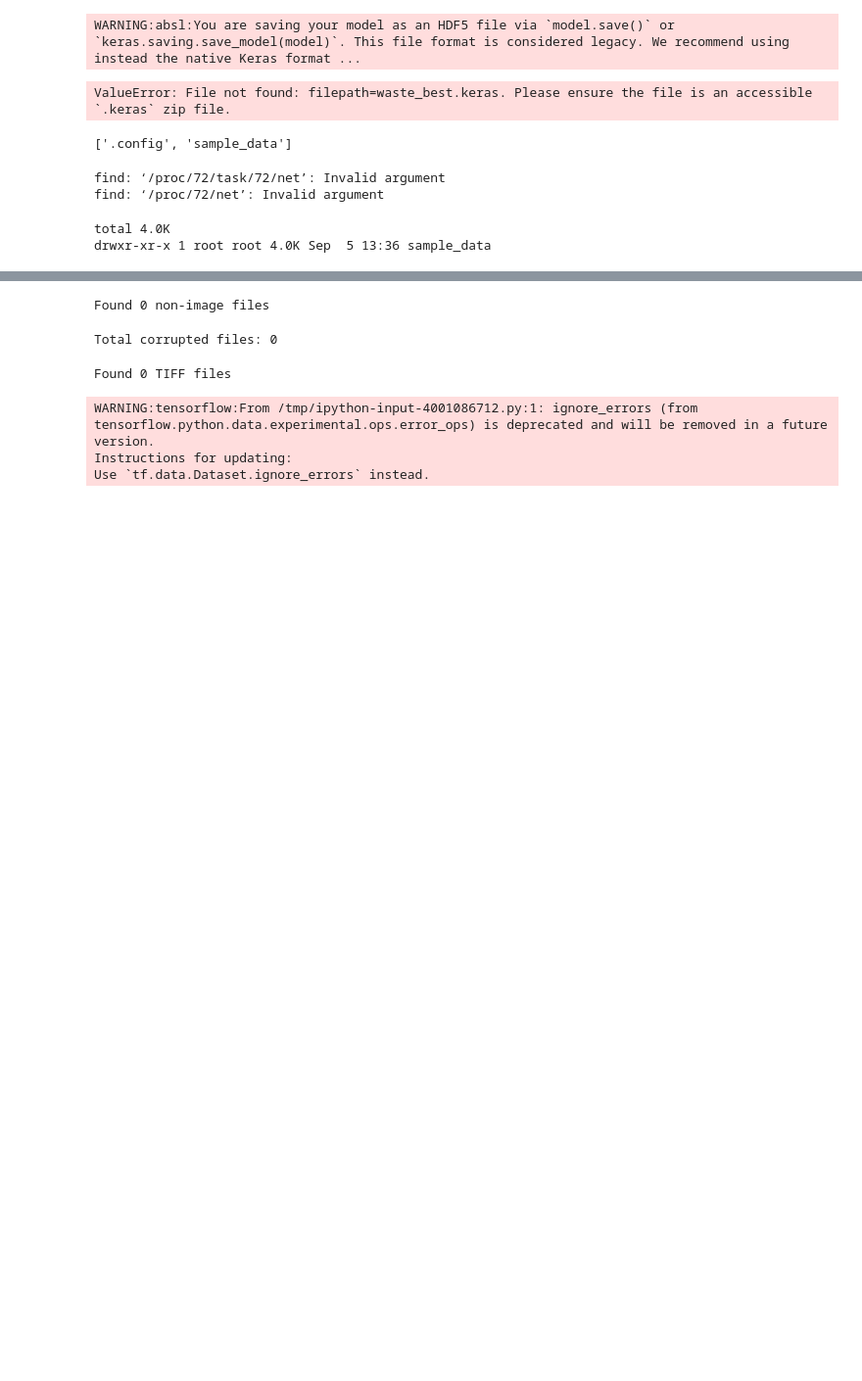
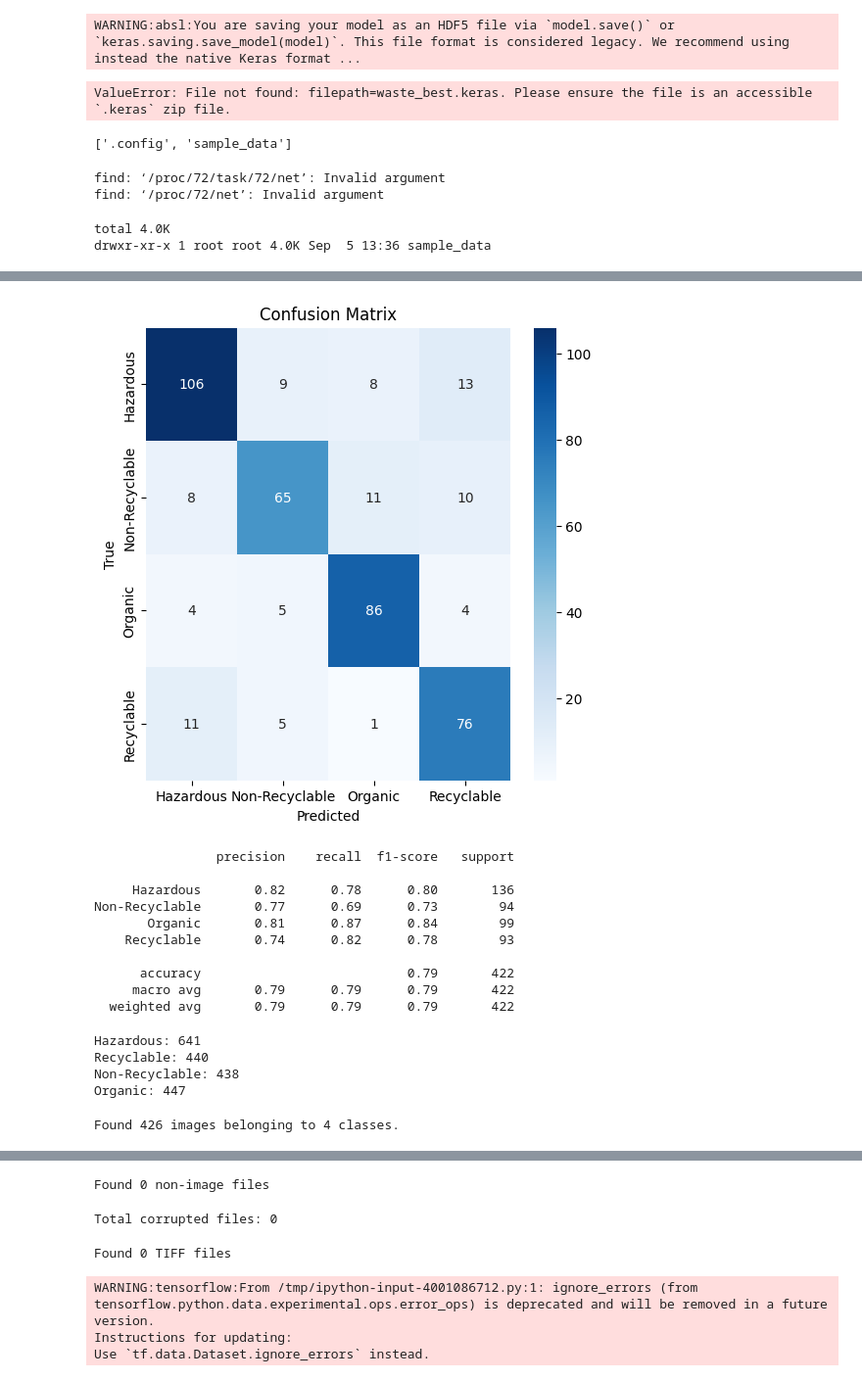
Before and after one commit to NilangiMayuri/MyPortFolio, a Jupyter notebook: Model_training.ipynb, the cells around one changed output, grey strips where cells are left out. Shown at 98% size. Saved outputs shown, nothing was run; the diff lists cells and outputs as text; code cells hidden in the pictures; blank space fills up the shorter version.

```diff
--- a/Model_training.ipynb
+++ b/Model_training.ipynb
@@ -296,0 +416,2 @@ uploaded = files.upload()
+# %%
+test_dir = "/content/drive/MyDrive/datasets/waste_split/test"
@@ -296,0 +433,11 @@ uploaded = files.upload()
+# %%
+from tensorflow.keras.optimizers import Adam
+
+model.compile(
+    optimizer=Adam(),
+    loss="sparse_categorical_crossentropy",
+    metrics=["accuracy"]
+)
+
+loss, acc = model.evaluate(test_ds)
+print(f"✅ Test Accuracy: {acc:.2%}")
@@ -296,0 +453,25 @@ uploaded = files.upload()
+# %%
+import numpy as np
+from sklearn.metrics import confusion_matrix, classification_report
+import matplotlib.pyplot as plt
+import seaborn as sns
+
+# Get predictions
+y_true = np.concatenate([y for x, y in test_ds], axis=0)
+y_pred_probs = model.predict(test_ds)
+y_pred = np.argmax(y_pred_probs, axis=1)
+
+# Confusion matrix
+cm = confusion_matrix(y_true, y_pred)
+plt.figure(figsize=(6,6))
+sns.heatmap(cm, annot=True, fmt="d", cmap="Blues",
+            xticklabels=class_names,
+            yticklabels=class_names)
+plt.xlabel("Predicted")
+plt.ylabel("True")
+plt.title("Confusion Matrix")
+plt.show()
+
+# Detailed report
+print(classification_report(y_true, y_pred, target_names=class_names))
+# %% [output]
@@ -296,0 +479,41 @@ uploaded = files.upload()
+[figure, added]
+                precision    recall  f1-score   support
+
+     Hazardous       0.82      0.78      0.80       136
+Non-Recyclable       0.77      0.69      0.73        94
+       Organic       0.81      0.87      0.84        99
+    Recyclable       0.74      0.82      0.78        93
+
+      accuracy                           0.79       422
+     macro avg       0.79      0.79      0.79       422
+  weighted avg       0.79      0.79      0.79       422
+# %%
+import os
+
+# Adjust path depending on how you mounted Google Drive
+train_dir = "/content/drive/MyDrive/datasets/waste_split/train"
+
+for cls in os.listdir(train_dir):
+    count = len(os.listdir(os.path.join(train_dir, cls)))
+    print(f"{cls}: {count}")
+# %% [output]
+Hazardous: 641
+Recyclable: 440
+Non-Recyclable: 438
+Organic: 447
+# %%
+val_dir = "/content/drive/MyDrive/datasets/waste_split/val"  # update path if needed
+
+from tensorflow.keras.preprocessing.image import ImageDataGenerator
+
+val_datagen = ImageDataGenerator(rescale=1./255)
+
+val_ds = val_datagen.flow_from_directory(
+    val_dir,
+    target_size=(224,224),  # or your model's input size
+    batch_size=32,
+    class_mode='categorical',
+    shuffle=False  # Important for confusion matrix
+)
+# %% [output]
+Found 426 images belonging to 4 classes.
```
Also changed, not shown: parts of 22 cells of this notebook.
